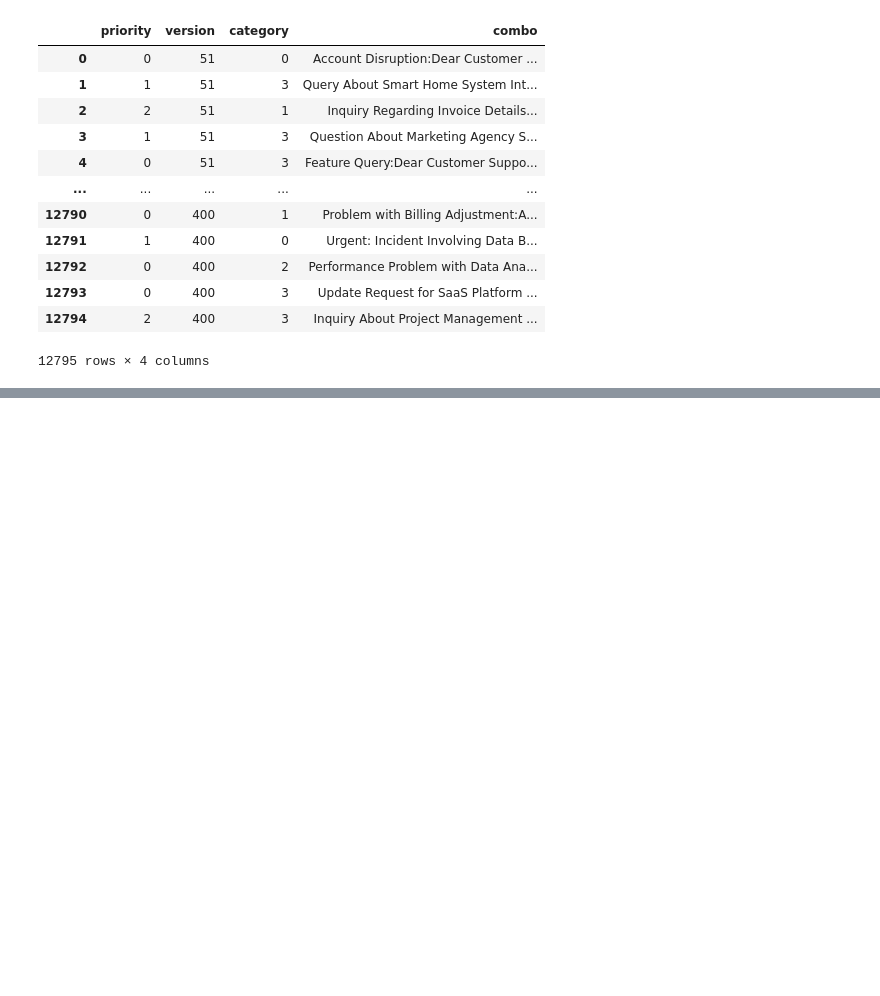
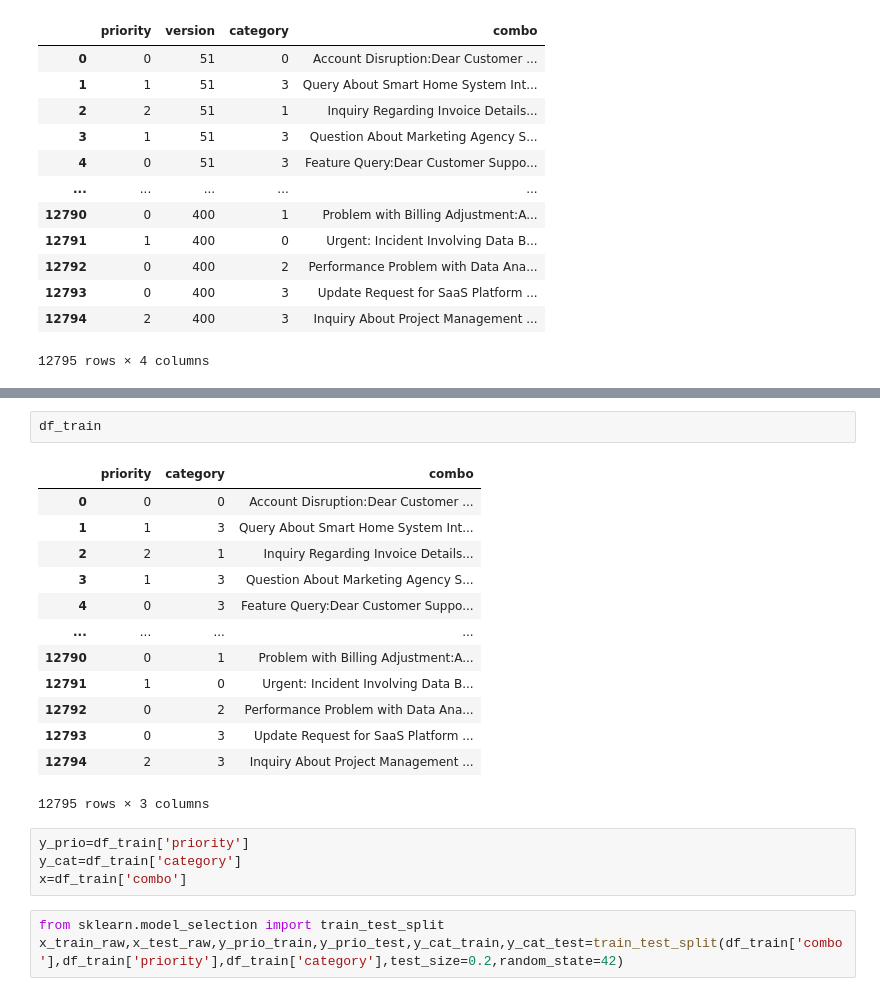
Before and after one commit to abhiram3673-code/email_tix, a Jupyter notebook: Untitled.ipynb, the cells around one changed output, grey strips where cells are left out. Drawn from its saved outputs; the diff is of its cells as text; blank space fills up the shorter version.

```diff
--- a/Untitled.ipynb
+++ b/Untitled.ipynb
@@ -402,0 +416,23 @@ df_engg
+# %%
+df_train
+# %% [output]
+|  | priority | category | combo |
+| 0 | 0 | 0 | Account Disruption:Dear Customer ... |
+| 1 | 1 | 3 | Query About Smart Home System Int... |
+| 2 | 2 | 1 | Inquiry Regarding Invoice Details... |
+| 3 | 1 | 3 | Question About Marketing Agency S... |
+| 4 | 0 | 3 | Feature Query:Dear Customer Suppo... |
+| ... | ... | ... | ... |
+| 12790 | 0 | 1 | Problem with Billing Adjustment:A... |
+| 12791 | 1 | 0 | Urgent: Incident Involving Data B... |
+| 12792 | 0 | 2 | Performance Problem with Data Ana... |
+| 12793 | 0 | 3 | Update Request for SaaS Platform ... |
+| 12794 | 2 | 3 | Inquiry About Project Management ... |
+12795 rows × 3 columns
+# %%
+y_prio=df_train['priority']
+y_cat=df_train['category']
+x=df_train['combo']
+# %%
+from sklearn.model_selection import train_test_split
+x_train_raw,x_test_raw,y_prio_train,y_prio_test,y_cat_train,y_cat_test=train_test_split(df_train['combo'],df_train['priority'],df_train['category'],test_size=0.2,random_state=42)
```
Also changed, not shown: parts of 5 cells of this notebook.
